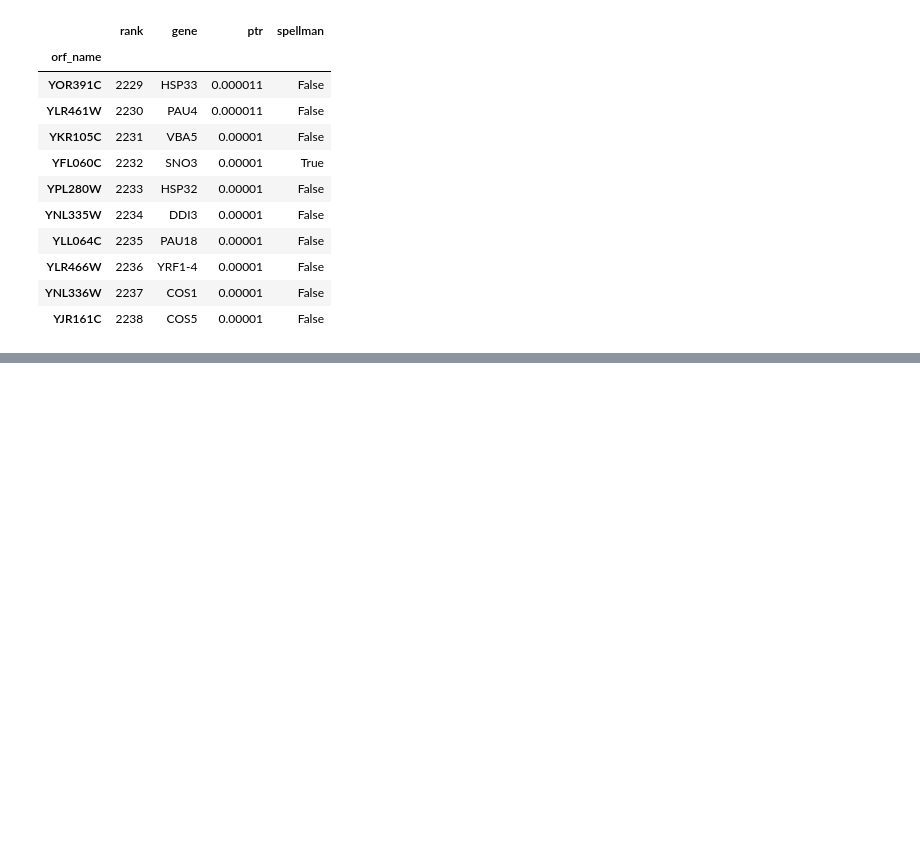
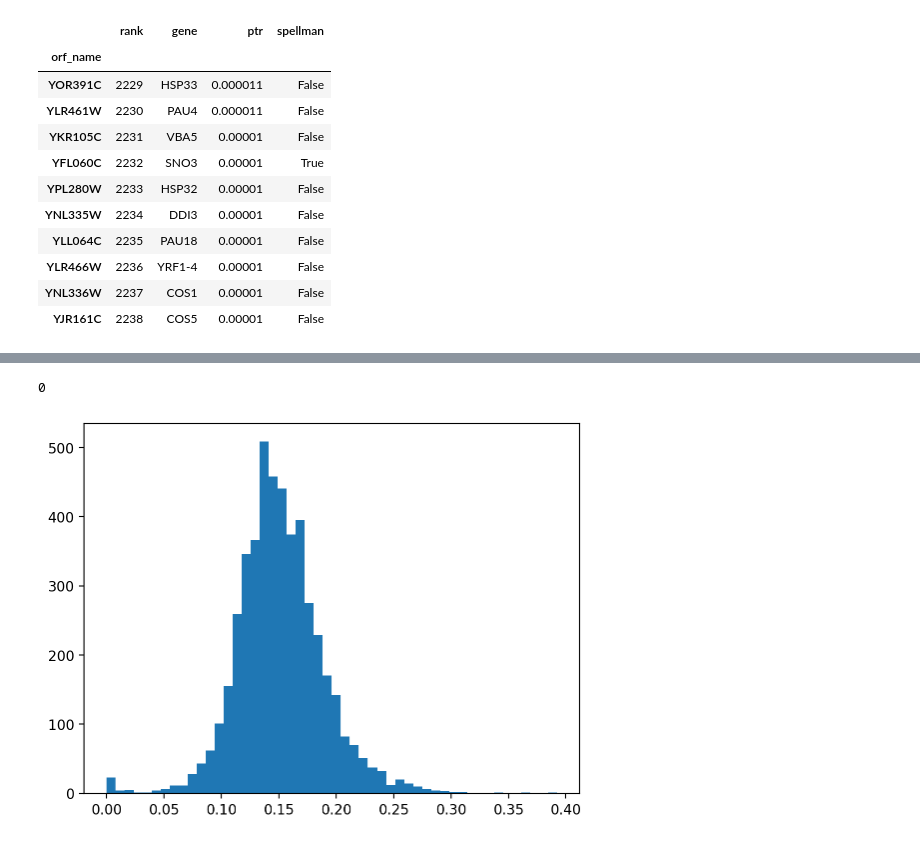
Before and after one commit to HarteminkLab/cell-cycle-deconv, a Jupyter notebook: 19_Chromatin_PTR_Analysis.ipynb, the cells around one changed output, grey strips where cells are left out. Saved outputs shown, nothing was run; the diff lists cells and outputs as text; code cells hidden in the pictures; blank space fills up the shorter version.

```diff
--- a/19_Chromatin_PTR_Analysis.ipynb
+++ b/19_Chromatin_PTR_Analysis.ipynb
@@ -221,0 +235,6 @@ plot_metric_examples_quantiles(summary_ptrs, 'q95')
+# %%
+plt.hist(summary_ptrs[key], bins=50)
+0
+# %% [output]
+0
+[figure, added]
```
Also changed, not shown: parts of 13 cells of this notebook.
